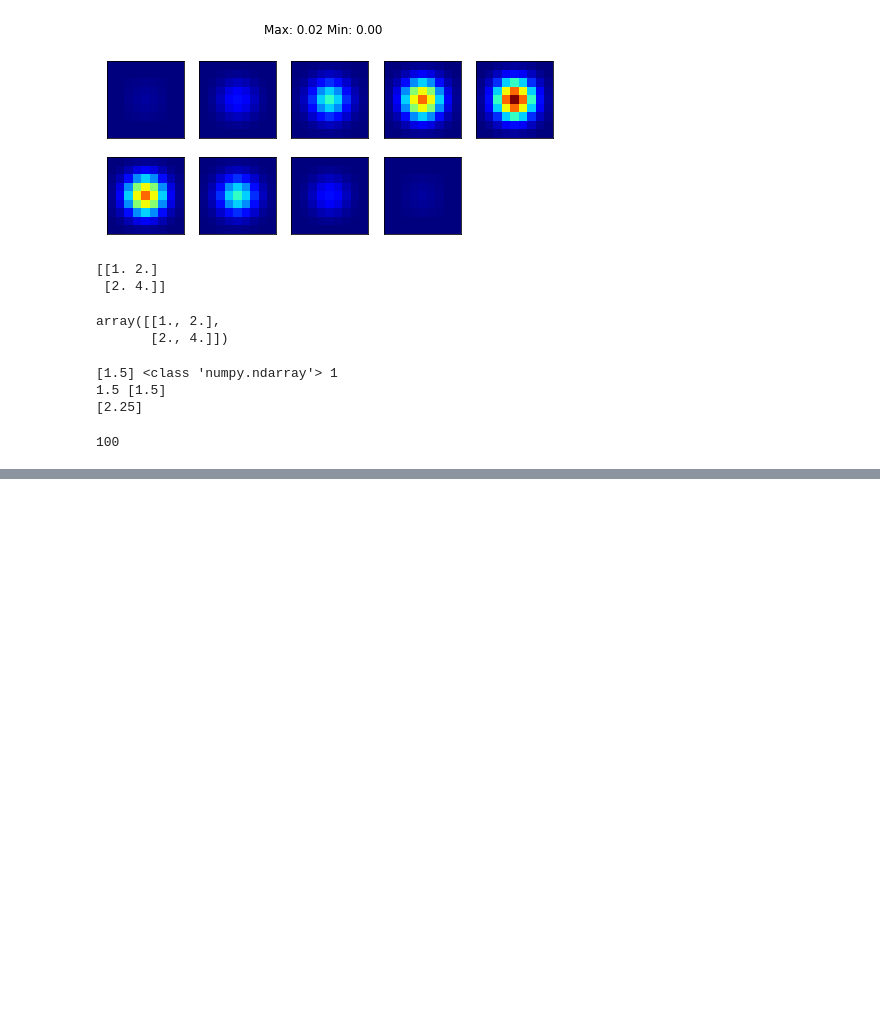
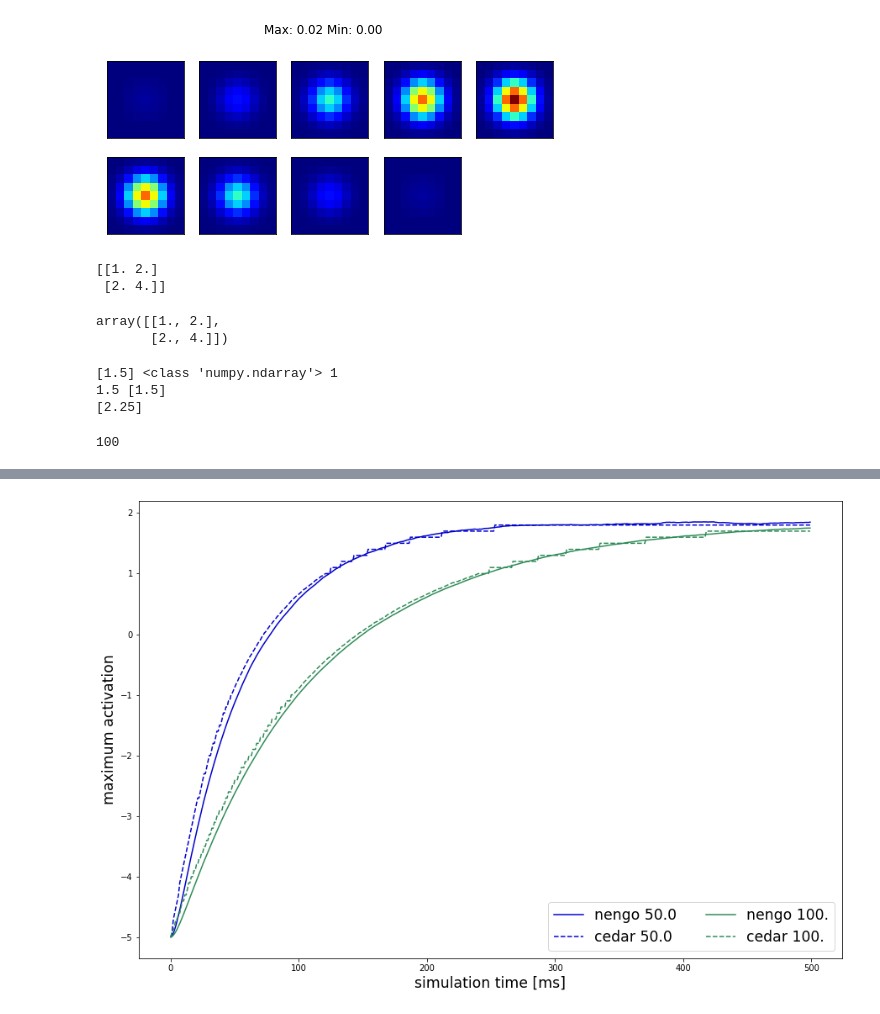
Before and after one commit to rturon/dft_in_nengo, a Jupyter notebook: neural_fields_testing.ipynb, the cells around one changed output, grey strips where cells are left out. Saved outputs shown, nothing was run; the diff lists cells and outputs as text; code cells hidden in the pictures; blank space fills up the shorter version.

```diff
--- a/Convolution_testing.ipynb
+++ b/neural_fields_testing.ipynb
@@ -372,0 +386,17 @@ for i in range(10):
+# %%
+nengo_max_act = pd.read_csv('../Data/max_activaton_development_for_taus_3d_nengo.csv', index_col=0)
+cedar_max_act = pd.read_csv('../Data/max_activaton_development_for_taus_3d_cedar.csv', header=0, index_col=0)
+# %%
+plt.figure(figsize=(15,10))
+c = ['mediumblue', 'seagreen', 'crimson', 'orange', 'orangered']
+for i, key in enumerate(nengo_max_act.keys()):
+    plt.plot(np.arange(0,500,1), nengo_max_act[key][:500], label='nengo %s' %key[:4], c=c[i])
+    plt.plot(np.arange(0,500,1), cedar_max_act[key][:500],'--', label='cedar %s' %key[:4], c=c[i])
+plt.xlabel('simulation time [ms]', fontsize='xx-large')
+plt.ylabel('maximum activation', fontsize='xx-large')
+
+plt.legend(loc='lower right', fontsize='xx-large', ncol=2)
+# plt.savefig('max_activation_for_taus_3d.pdf')
+plt.show()
+# %% [output]
+[figure, added]
```
Also changed, not shown: parts of 10 cells of this notebook, 7 other files.
